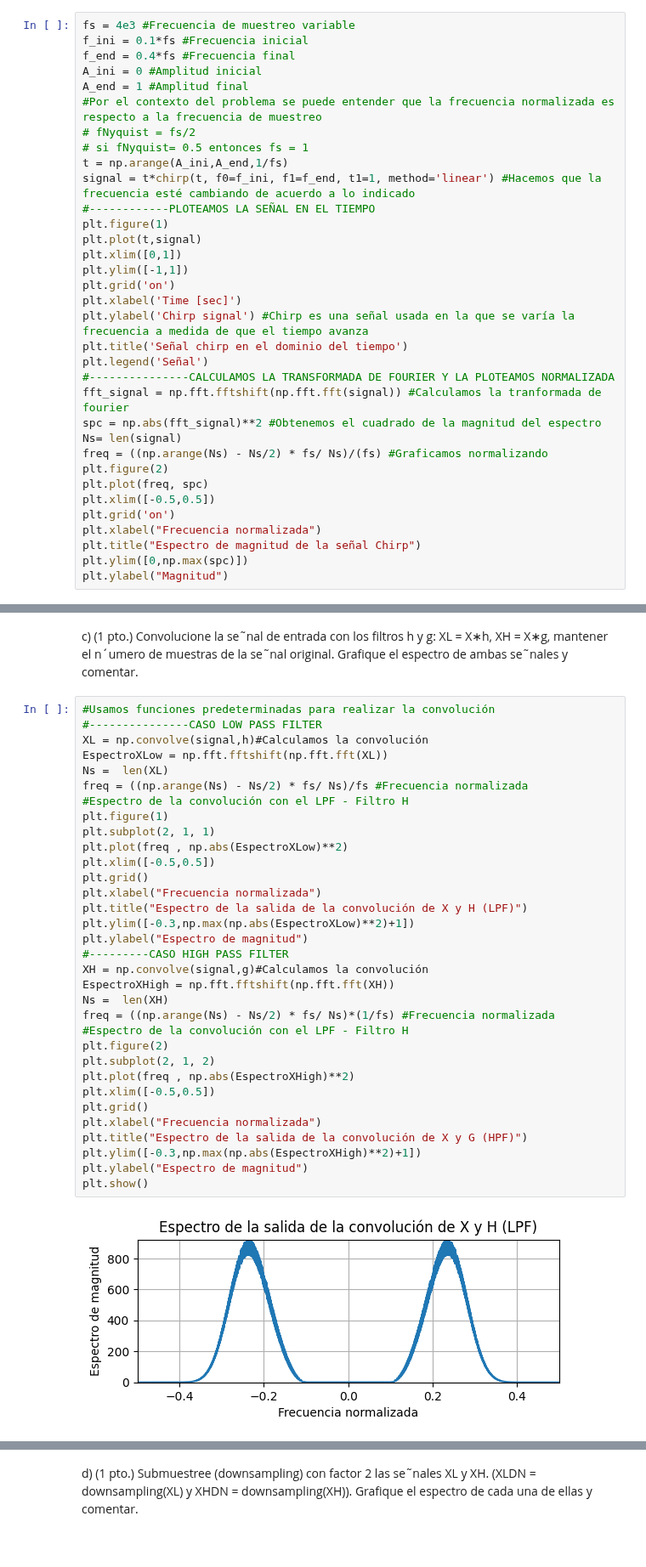
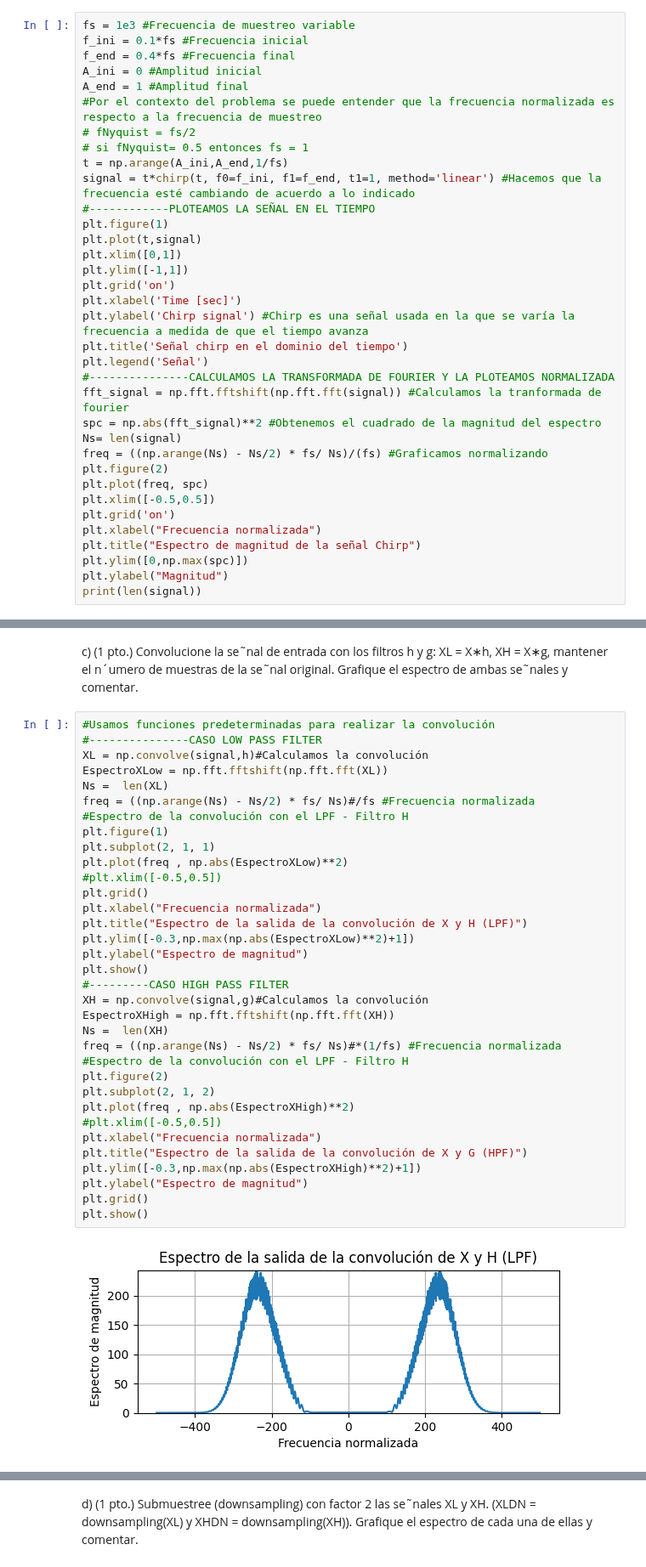
Before and after one commit to ExampleToFollow/PracticasPDS, a Jupyter notebook: Lab1/informePrevio.ipynb, the cells around one changed output, grey strips where cells are left out. Shown at 85% size. Drawn from its saved outputs; the diff is of its cells as text.

```diff
--- a/Lab1/informePrevio.ipynb
+++ b/Lab1/informePrevio.ipynb
@@ -21,7 +21,7 @@ import numpy as np
 import matplotlib.pyplot as plt
 from scipy.signal import chirp
 # %%
-fs = 4e3 #Frecuencia de muestreo variable
+fs = 1e3 #Frecuencia de muestreo variable
 f_ini = 0.1*fs #Frecuencia inicial
 f_end = 0.4*fs #Frecuencia final
 A_ini = 0 #Amplitud inicial
@@ -54,4 +54,5 @@ plt.xlabel("Frecuencia normalizada")
 plt.title("Espectro de magnitud de la señal Chirp")
 plt.ylim([0,np.max(spc)])
 plt.ylabel("Magnitud")
+print(len(signal))
 # %% [output]
@@ -146,35 +147,36 @@ el espectro de ambas se˜nales y comentar.
 # %%
 #Usamos funciones predeterminadas para realizar la convolución
 #---------------CASO LOW PASS FILTER
 XL = np.convolve(signal,h)#Calculamos la convolución
 EspectroXLow = np.fft.fftshift(np.fft.fft(XL))
 Ns =  len(XL)
-freq = ((np.arange(Ns) - Ns/2) * fs/ Ns)/fs #Frecuencia normalizada
+freq = ((np.arange(Ns) - Ns/2) * fs/ Ns)#/fs #Frecuencia normalizada
 #Espectro de la convolución con el LPF - Filtro H
 plt.figure(1)
 plt.subplot(2, 1, 1)
 plt.plot(freq , np.abs(EspectroXLow)**2)
-plt.xlim([-0.5,0.5])
+#plt.xlim([-0.5,0.5])
 plt.grid()
 plt.xlabel("Frecuencia normalizada")
 plt.title("Espectro de la salida de la convolución de X y H (LPF)")
 plt.ylim([-0.3,np.max(np.abs(EspectroXLow)**2)+1])
 plt.ylabel("Espectro de magnitud")
+plt.show()
 #---------CASO HIGH PASS FILTER
 XH = np.convolve(signal,g)#Calculamos la convolución
 EspectroXHigh = np.fft.fftshift(np.fft.fft(XH))
 Ns =  len(XH)
-freq = ((np.arange(Ns) - Ns/2) * fs/ Ns)*(1/fs) #Frecuencia normalizada
+freq = ((np.arange(Ns) - Ns/2) * fs/ Ns)#*(1/fs) #Frecuencia normalizada
 #Espectro de la convolución con el LPF - Filtro H
 plt.figure(2)
 plt.subplot(2, 1, 2)
 plt.plot(freq , np.abs(EspectroXHigh)**2)
-plt.xlim([-0.5,0.5])
-plt.grid()
+#plt.xlim([-0.5,0.5])
 plt.xlabel("Frecuencia normalizada")
 plt.title("Espectro de la salida de la convolución de X y G (HPF)")
 plt.ylim([-0.3,np.max(np.abs(EspectroXHigh)**2)+1])
 plt.ylabel("Espectro de magnitud")
+plt.grid()
 plt.show()
 # %% [output]
-[figure, old version]
+[figure, new version]
```
Also changed, not shown: parts of 15 cells of this notebook, 2 other files.
